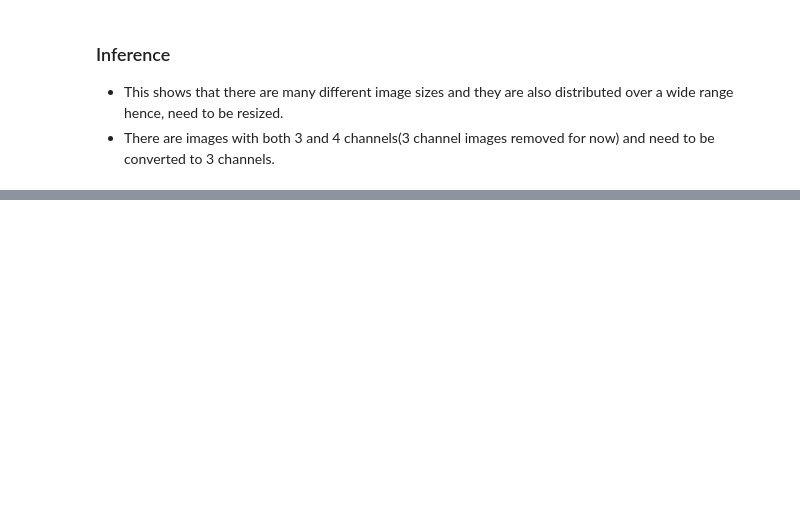
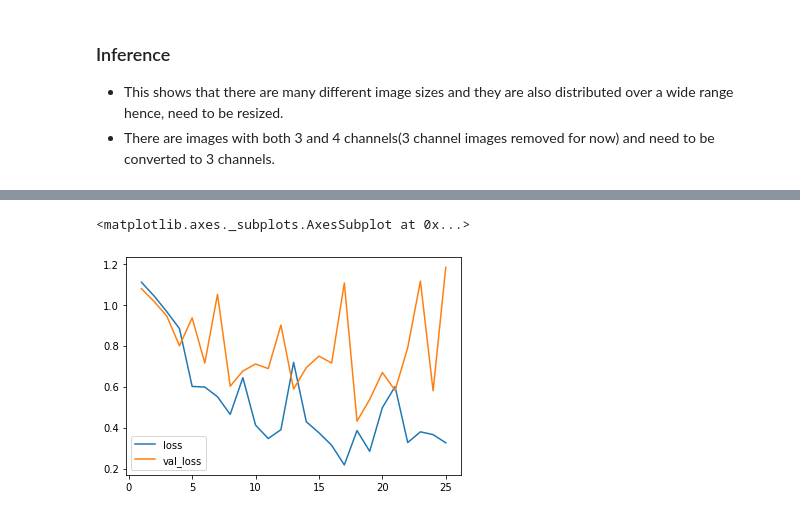
Before and after one commit to Shubhranshu-Malhotra/Naruto_Characters_Classification, a Jupyter notebook: Naruto_Characters_Classification_Pilot_Project.ipynb, the cells around one changed output, grey strips where cells are left out. Drawn from its saved outputs; the diff is of its cells as text; code cells hidden in the pictures; blank space fills up the shorter version.

```diff
--- a/Naruto_Characters_Classification_Pilot_Project.ipynb
+++ b/Naruto_Characters_Classification_Pilot_Project.ipynb
@@ -348,0 +979,4 @@ image_shape = (1260, 840, 4)
+# %%
+model_1_history = pd.read_csv('/content/drive/MyDrive/Datasets/Naruto_Sasuke_Sakura_Dataset/model_1_history_log.csv')
+model_2_history = pd.read_csv('/content/drive/MyDrive/Datasets/Naruto_Sasuke_Sakura_Dataset/model_2_history_log.csv')
+model_3_history = pd.read_csv('/content/drive/MyDrive/Datasets/Naruto_Sasuke_Sakura_Dataset/model_3_history_log.csv')
@@ -348,0 +1039,5 @@ image_shape = (1260, 840, 4)
+# %%
+model_2_history[['loss', 'val_loss']][1:].plot()
+# %% [output]
+<matplotlib.axes._subplots.AxesSubplot at 0x...>
+[figure, added]
```
Also changed, not shown: parts of 94 cells of this notebook.
